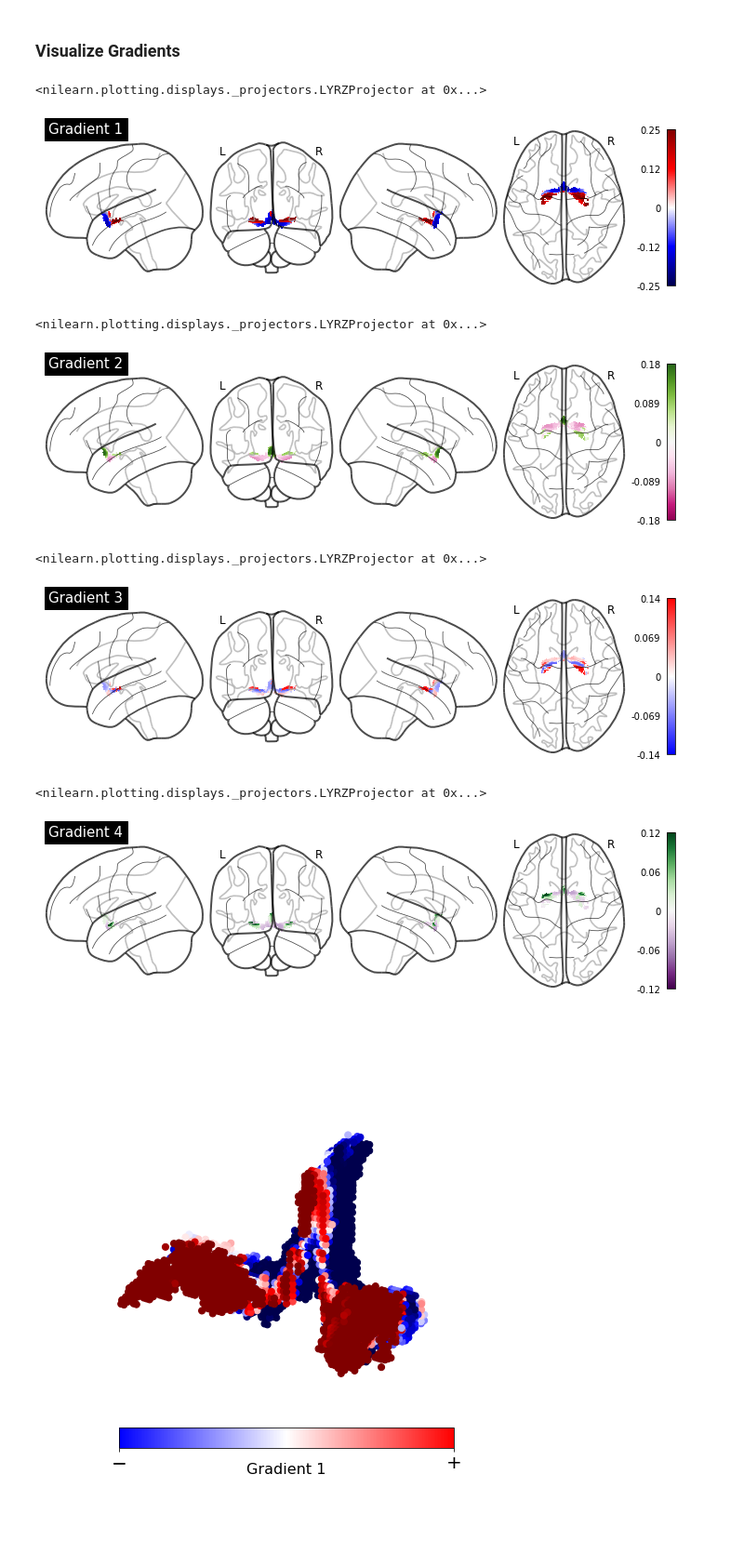
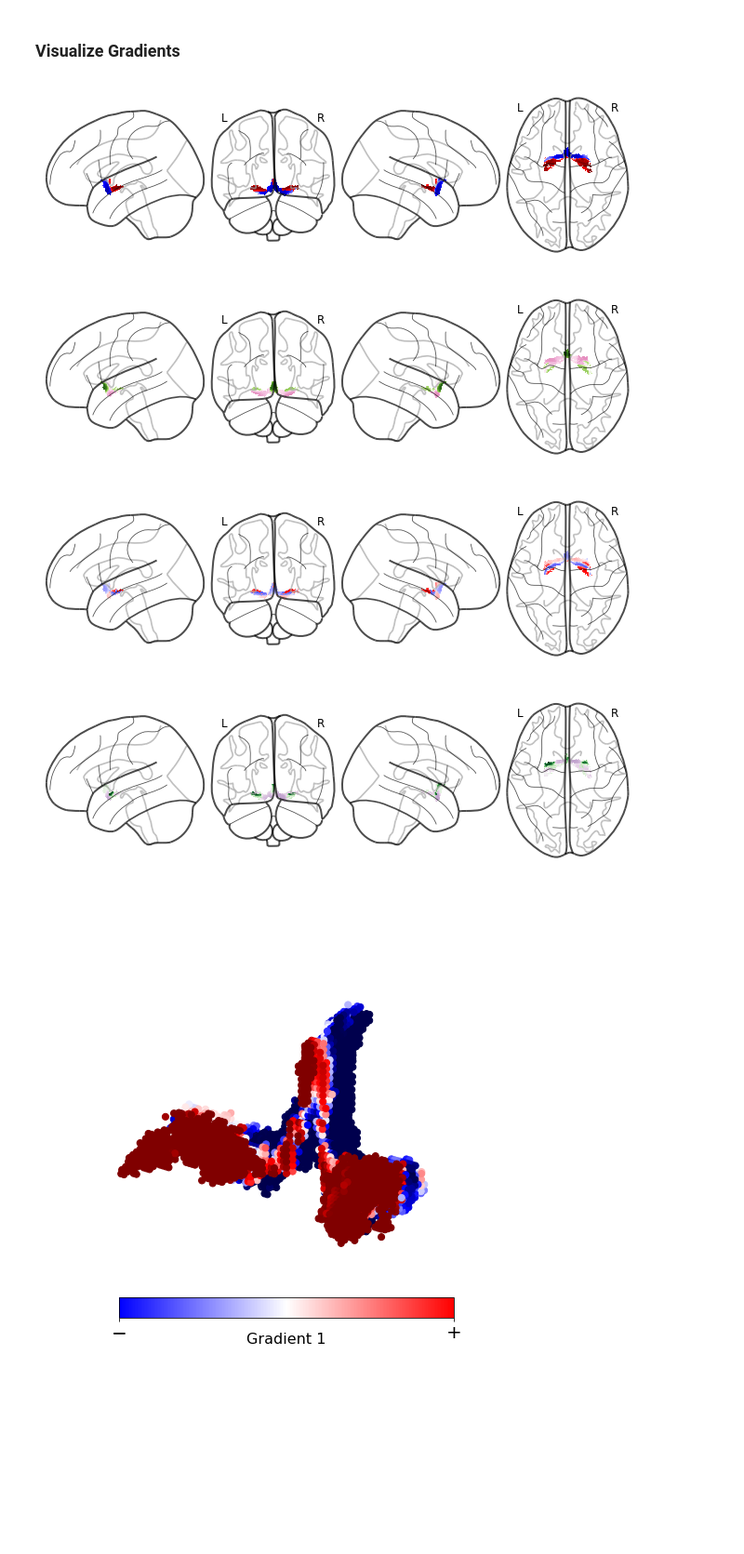
Before and after one commit to sudesnac/HumanBF-Connectivity, a Jupyter notebook: notebook/Diff_7Tsubj7TDWI_gradients.ipynb, the cells around one changed output. Shown at 93% size. Cells and saved outputs as stored; diff of their text form; code cells hidden in the pictures; blank space fills up the shorter version.

```diff
--- a/notebook/Diff_7Tsubj7TDWI_gradients.ipynb
+++ b/notebook/Diff_7Tsubj7TDWI_gradients.ipynb
@@ -118,40 +118,39 @@ plt.show()
 # %%
 gradi = 0
 grad_nib = nib.load(results_path + f'Diff_7Tsubj7TDWI_gradient_{gradi}.nii.gz')
 color = matplotlib.cm.get_cmap('seismic')
-plot_glass_brain(grad_nib, colorbar=True, title=(f'Gradient '+ str(gradi+1)), display_mode='lyrz', plot_abs=False, cmap=color)
-
-#plt.savefig(fig_path + f'Diff_7Tsubj7TDWI_Gradient_'+ str(gradi+1)+'.png',dpi=300)
+plot_glass_brain(grad_nib, colorbar=False, display_mode='lyrz', plot_abs=False, cmap=color)
+#title=(f'Gradient '+ str(gradi+1))
+plt.savefig(fig_path + f'Diff_7Tsubj7TDWI_Gradient_'+ str(gradi+1)+'.png',dpi=300)
 # %% [output]
-<nilearn.plotting.displays._projectors.LYRZProjector at 0x...>
-[figure, old version]
+[figure, new version]
 # %%
 gradi = 1
 grad_nib = nib.load(results_path + f'Diff_7Tsubj7TDWI_gradient_{gradi}.nii.gz')
 color = matplotlib.cm.get_cmap('PiYG')
-plot_glass_brain(grad_nib, colorbar=True, title=(f'Gradient '+ str(gradi+1)), display_mode='lyrz', plot_abs=False, cmap=color)
-#plt.savefig(fig_path + f'Diff_7Tsubj7TDWI_Gradient_'+ str(gradi+1)+'.png',dpi=300)
+plot_glass_brain(grad_nib, colorbar=False, display_mode='lyrz', plot_abs=False, cmap=color)
+#title=(f'Gradient '+ str(gradi+1))
+plt.savefig(fig_path + f'Diff_7Tsubj7TDWI_Gradient_'+ str(gradi+1)+'.png',dpi=300)
 # %% [output]
-<nilearn.plotting.displays._projectors.LYRZProjector at 0x...>
-[figure, old version]
+[figure, new version]
 # %%
 gradi = 2
 grad_nib = nib.load(results_path + f'Diff_7Tsubj7TDWI_gradient_{gradi}.nii.gz')
 color = matplotlib.cm.get_cmap('bwr')
-plot_glass_brain(grad_nib, colorbar=True, title=(f'Gradient '+ str(gradi+1)), display_mode='lyrz', plot_abs=False, cmap=color)
-#plt.savefig(fig_path + f'Diff_7Tsubj7TDWI_Gradient_'+ str(gradi+1)+'.png',dpi=300)
+plot_glass_brain(grad_nib, colorbar=False, display_mode='lyrz', plot_abs=False, cmap=color)
+#title=(f'Gradient '+ str(gradi+1))
+plt.savefig(fig_path + f'Diff_7Tsubj7TDWI_Gradient_'+ str(gradi+1)+'.png',dpi=300)
 # %% [output]
-<nilearn.plotting.displays._projectors.LYRZProjector at 0x...>
-[figure, old version]
+[figure, new version]
 # %%
 gradi = 3
 grad_nib = nib.load(results_path + f'Diff_7Tsubj7TDWI_gradient_{gradi}.nii.gz')
 color = matplotlib.cm.get_cmap('PRGn')
-plot_glass_brain(grad_nib, colorbar=True, title=(f'Gradient '+ str(gradi+1)), display_mode='lyrz', plot_abs=False, cmap=color)
-#plt.savefig(fig_path + f'Diff_7Tsubj7TDWI_Gradient_'+ str(gradi+1)+'.png',dpi=300)
+plot_glass_brain(grad_nib, colorbar=False, display_mode='lyrz', plot_abs=False, cmap=color)
+#title=(f'Gradient '+ str(gradi+1))
+plt.savefig(fig_path + f'Diff_7Tsubj7TDWI_Gradient_'+ str(gradi+1)+'.png',dpi=300)
 # %% [output]
-<nilearn.plotting.displays._projectors.LYRZProjector at 0x...>
-[figure, old version]
+[figure, new version]
 # %%
 # Load gradient niftis
 G1 = nib.load(results_path + 'Diff_7Tsubj7TDWI_gradient_0.nii.gz').get_fdata()
```
Also changed, not shown: 1 other file.
